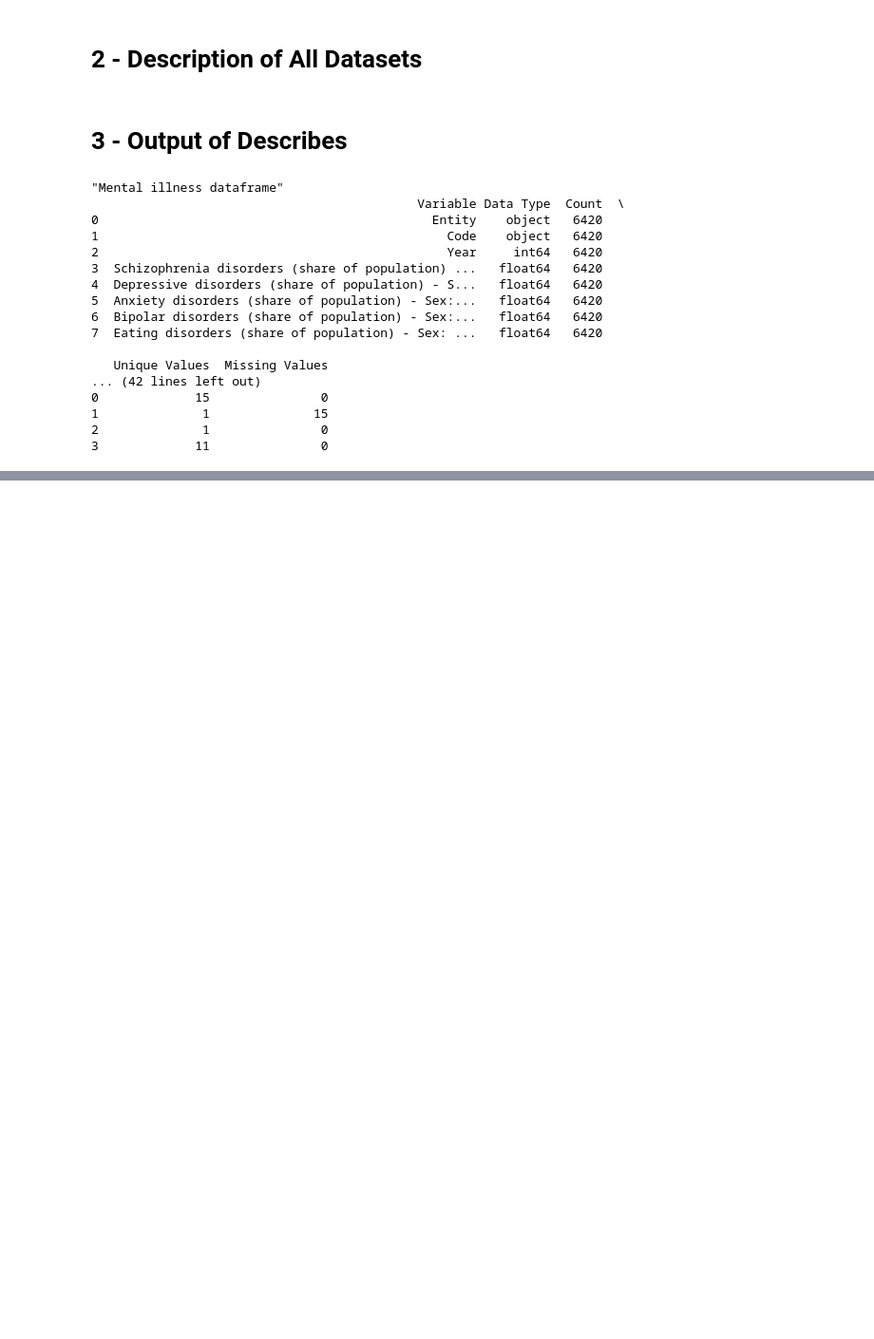
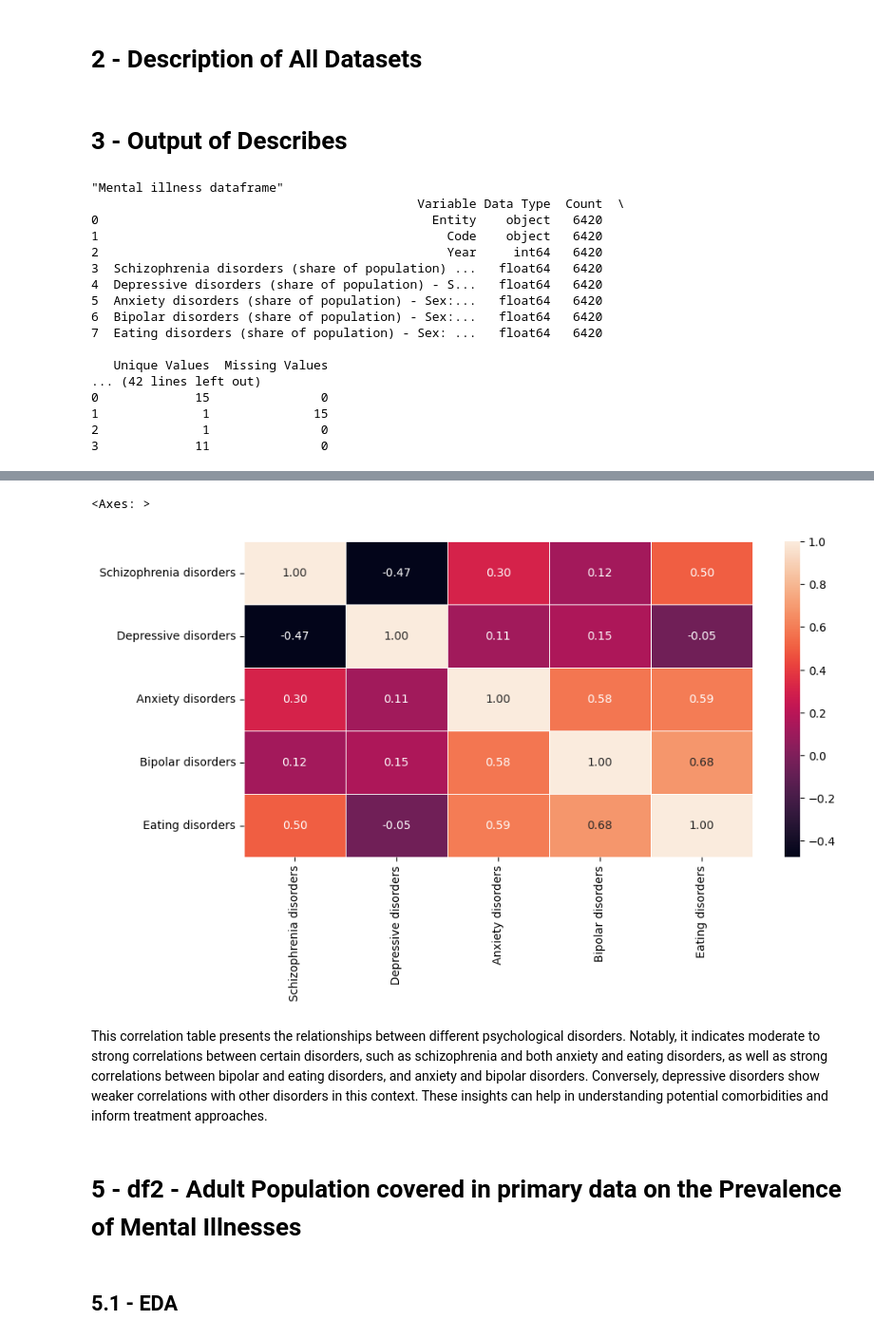
Before and after one commit to ZandomeneghiChiara/MentalHealth_SR, a Jupyter notebook: MentalHealth_SR.ipynb, the cells around one changed output, grey strips where cells are left out. Shown at 95% size. Saved outputs shown, nothing was run; the diff lists cells and outputs as text; code cells hidden in the pictures; blank space fills up the shorter version.

```diff
--- a/MentalHealth_SR.ipynb
+++ b/MentalHealth_SR.ipynb
@@ -135,0 +239,13 @@ ValueError: The truth value of an array with more than one element is ambiguous.
+# %%
+Corrmat = df1_variables.corr()
+plt.figure(figsize=(10, 5), dpi=100)
+sns.heatmap(Corrmat, annot=True,fmt=".2f", linewidth=.5)
+# %% [output]
+<Axes: >
+[figure, added]
+# %% [markdown]
+This correlation table presents the relationships between different psychological disorders. Notably, it indicates moderate to strong correlations between certain disorders, such as schizophrenia and both anxiety and eating disorders, as well as strong correlations between bipolar and eating disorders, and anxiety and bipolar disorders. Conversely, depressive disorders show weaker correlations with other disorders in this context. These insights can help in understanding potential comorbidities and inform treatment approaches.
+# %% [markdown]
+# 5 - df2 - Adult Population covered in primary data on the Prevalence of Mental Illnesses
+# %% [markdown]
+## 5.1 - EDA
```
Also changed, not shown: parts of 21 cells of this notebook.
